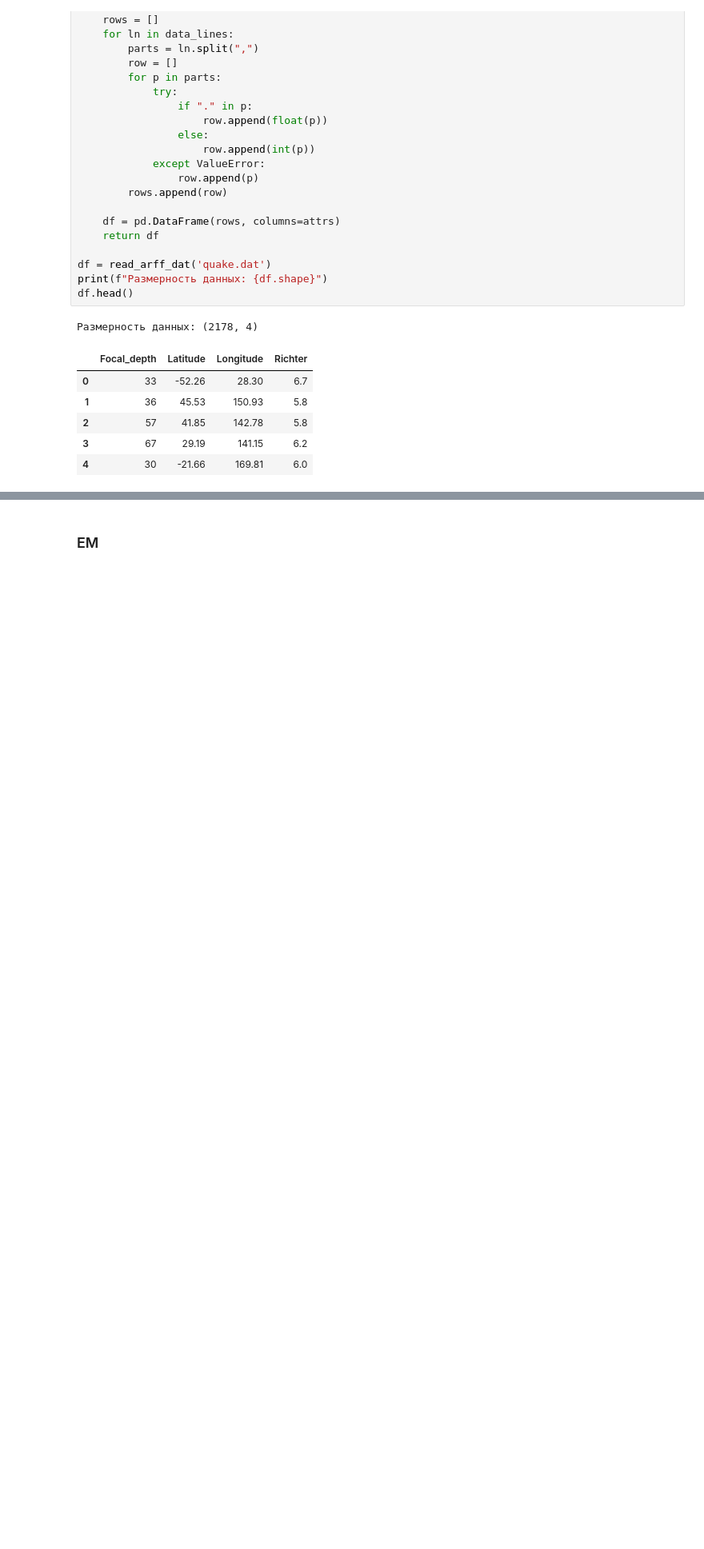
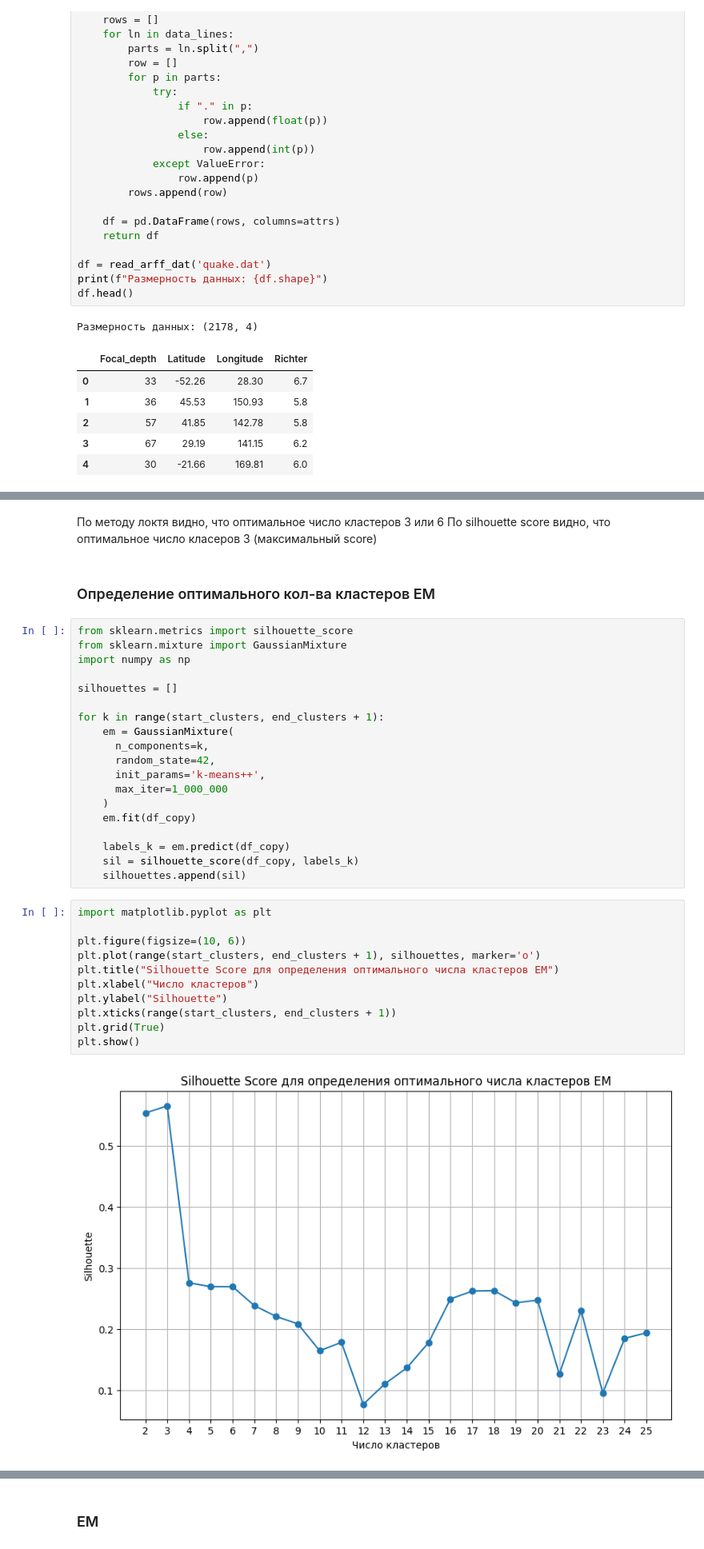
Before and after one commit to FREDY129053/AI_Systems_LABS, a Jupyter notebook: Lab_3_8.ipynb, the cells around one changed output, grey strips where cells are left out. Shown: that part at 80% size. Drawn from its saved outputs; the diff is of its cells as text; blank space fills up the shorter version.

```diff
--- a/Lab_3_8.ipynb
+++ b/Lab_3_8.ipynb
@@ -103,0 +141,37 @@ n = 3
+# %% [markdown]
+По методу локтя видно, что оптимальное число кластеров 3 или 6
+По silhouette score видно, что оптимальное число класеров 3 (максимальный score)
+# %% [markdown]
+### Определение оптимального кол-ва кластеров EM
+# %%
+from sklearn.metrics import silhouette_score
+from sklearn.mixture import GaussianMixture
+import numpy as np
+
+silhouettes = []
+
+for k in range(start_clusters, end_clusters + 1):
+    em = GaussianMixture(
+      n_components=k,
+      random_state=42,
+      init_params='k-means++',
+      max_iter=1_000_000
+    )
+    em.fit(df_copy)
+
+    labels_k = em.predict(df_copy)
+    sil = silhouette_score(df_copy, labels_k)
+    silhouettes.append(sil)
+# %%
+import matplotlib.pyplot as plt
+
+plt.figure(figsize=(10, 6))
+plt.plot(range(start_clusters, end_clusters + 1), silhouettes, marker='o')
+plt.title("Silhouette Score для определения оптимального числа кластеров EM")
+plt.xlabel("Число кластеров")
+plt.ylabel("Silhouette")
+plt.xticks(range(start_clusters, end_clusters + 1))
+plt.grid(True)
+plt.show()
+# %% [output]
+[figure, added]
```
Also changed, not shown: parts of 50 cells of this notebook.
